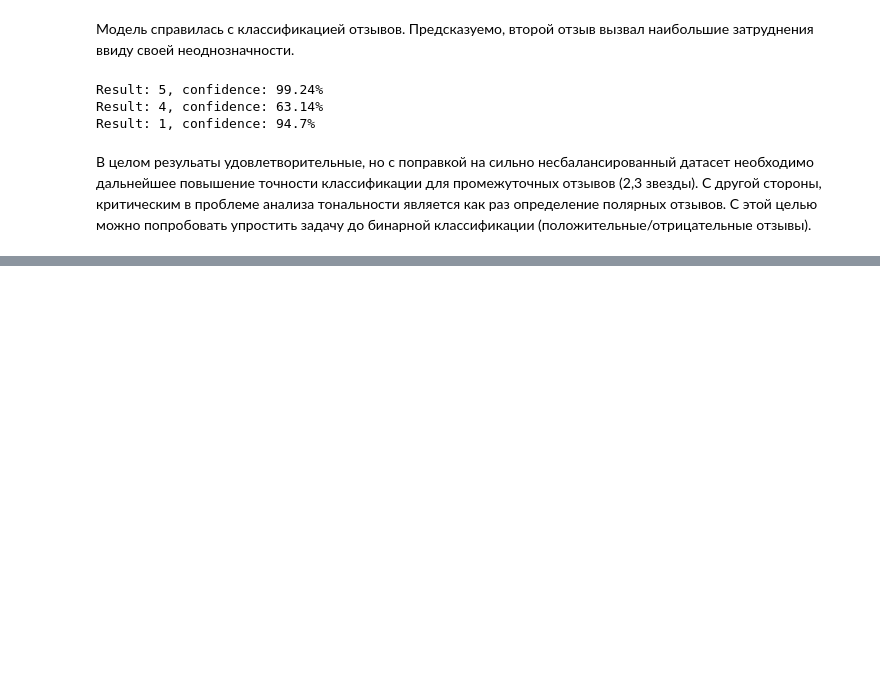
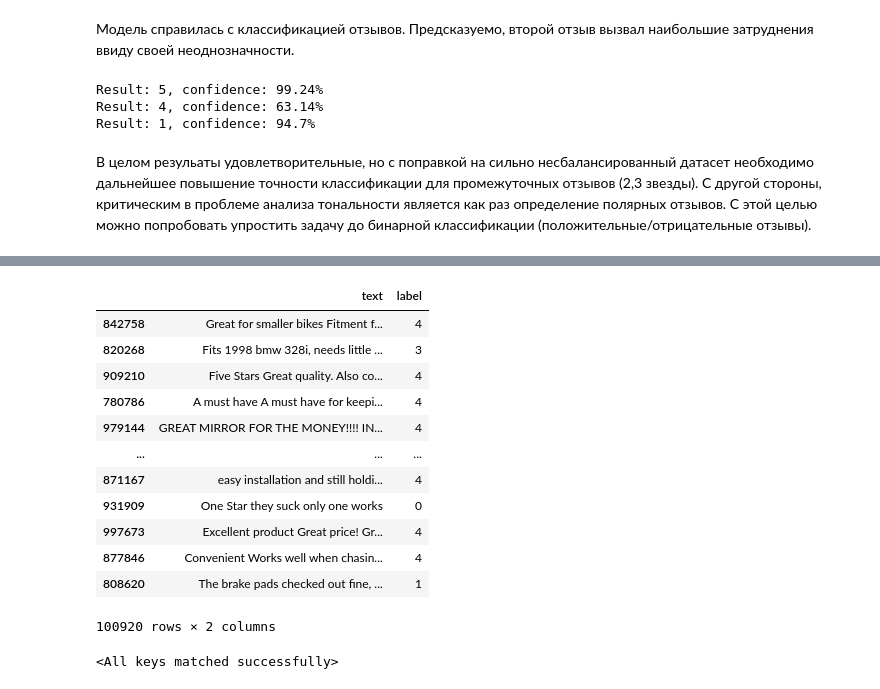
Before and after one commit to DenysYurchenko24/machine-learning, a Jupyter notebook: amazon_roberta.ipynb, the cells around one changed output, grey strips where cells are left out. Cells and saved outputs as stored; diff of their text form; code cells hidden in the pictures; blank space fills up the shorter version.

```diff
--- a/amazon_roberta.ipynb
+++ b/amazon_roberta.ipynb
@@ -901,0 +922,18 @@ Result: 1, confidence: 94.7%
+# %%
+df_test1 = df_test.drop(df_test.loc[df_test.text.isin(df_train.text)].index, axis=0)
+
+df_test1
+# %% [output]
+|  | text | label |
+| 842758 | Great for smaller bikes Fitment f... | 4 |
+| 820268 | Fits 1998 bmw 328i, needs little ... | 3 |
+| 909210 | Five Stars Great quality. Also co... | 4 |
+| 780786 | A must have A must have for keepi... | 4 |
+| 979144 | GREAT MIRROR FOR THE MONEY!!!! IN... | 4 |
+| ... | ... | ... |
+| 871167 | easy installation and still holdi... | 4 |
+| 931909 | One Star they suck only one works | 0 |
+| 997673 | Excellent product Great price! Gr... | 4 |
+| 877846 | Convenient Works well when chasin... | 4 |
+| 808620 | The brake pads checked out fine, ... | 1 |
+100920 rows × 2 columns
@@ -901,0 +942,6 @@ Result: 1, confidence: 94.7%
+# %%
+model = AmazonClassifier(5)
+model = model.to(device)
+model.load_state_dict(torch.load('../input/model-weights/best_model_state .pt'))
+# %% [output]
+<All keys matched successfully>
```
Also changed, not shown: parts of 5 cells of this notebook.
